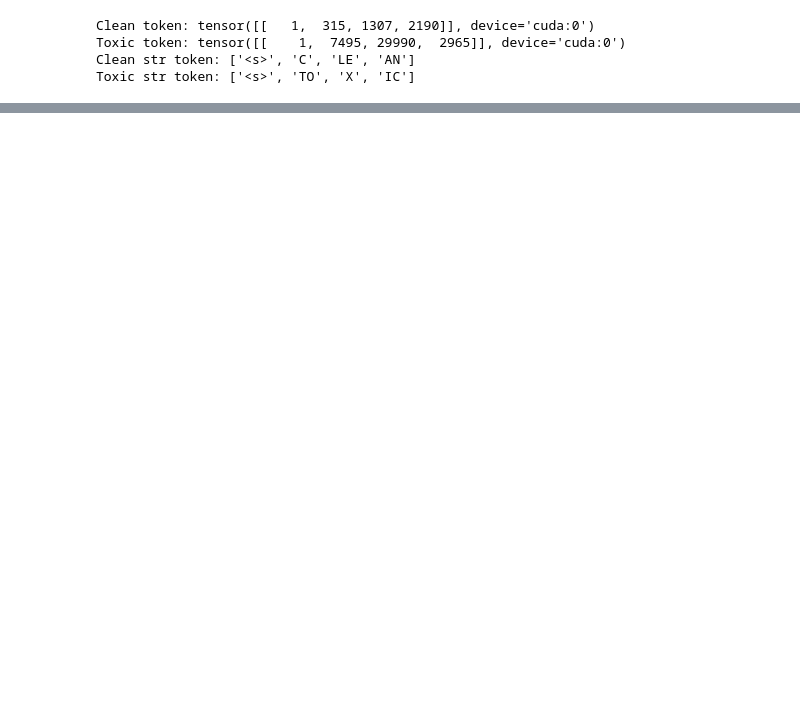
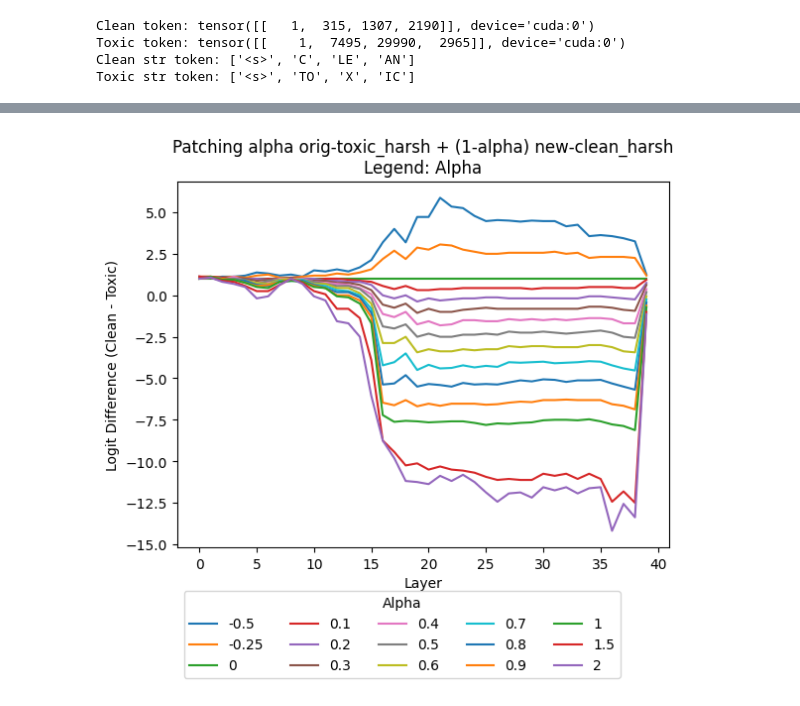
Before and after one commit to steering-vectors/steering-vectors, a Jupyter notebook: patching_fuckaround.ipynb, the cells around one changed output, grey strips where cells are left out. Saved outputs shown, nothing was run; the diff lists cells and outputs as text; code cells hidden in the pictures; blank space fills up the shorter version.

```diff
--- a/patching_fuckaround.ipynb
+++ b/patching_fuckaround.ipynb
@@ -288,3 +354,16 @@ for layer in tqdm(range(hooked_base_model.cfg.n_layers)):
+# %%
+plt.title("Patching alpha orig-toxic_harsh + (1-alpha) new-clean_harsh\nLegend: Alpha")
+plt.xlabel("Layer")
+plt.ylabel("Logit Difference (Clean - Toxic)")
+
+for results, s in zip(results_of_results, [-.5, -.25, 0, 0.1, 0.2, 0.3, 0.4, .5, .6, .7, .8, .9, 1, 1.5, 2]):
+    plt.plot(results, label=f"{s}")
+
+plt.legend(loc='upper left', bbox_to_anchor=(0, -0.1), ncol=len(results_of_results) /3, title="Alpha",)
+
+plt.show()
+# %% [output]
+[figure, added]
 # %%
 import matplotlib.pyplot as plt
 
```
Also changed, not shown: parts of 18 cells of this notebook, 1 other file.
